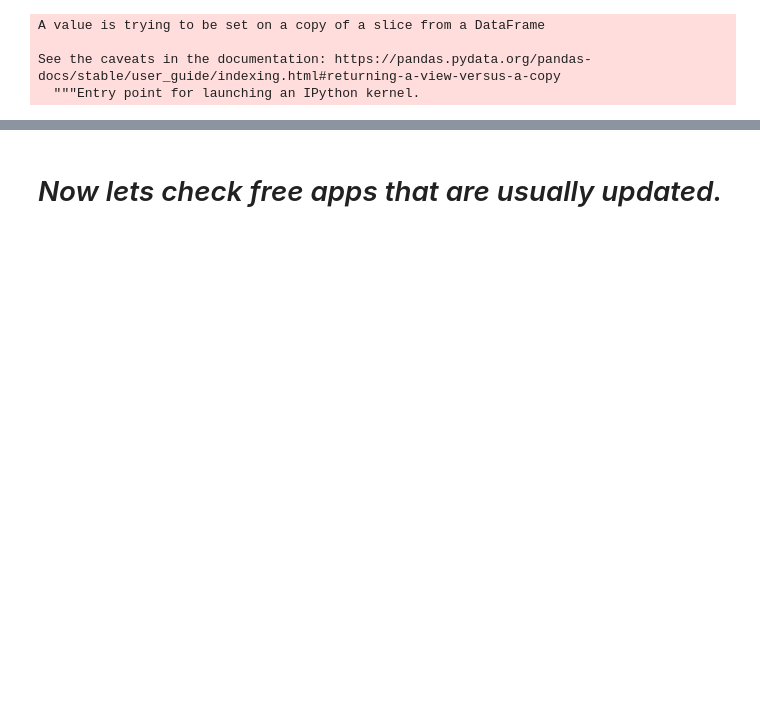
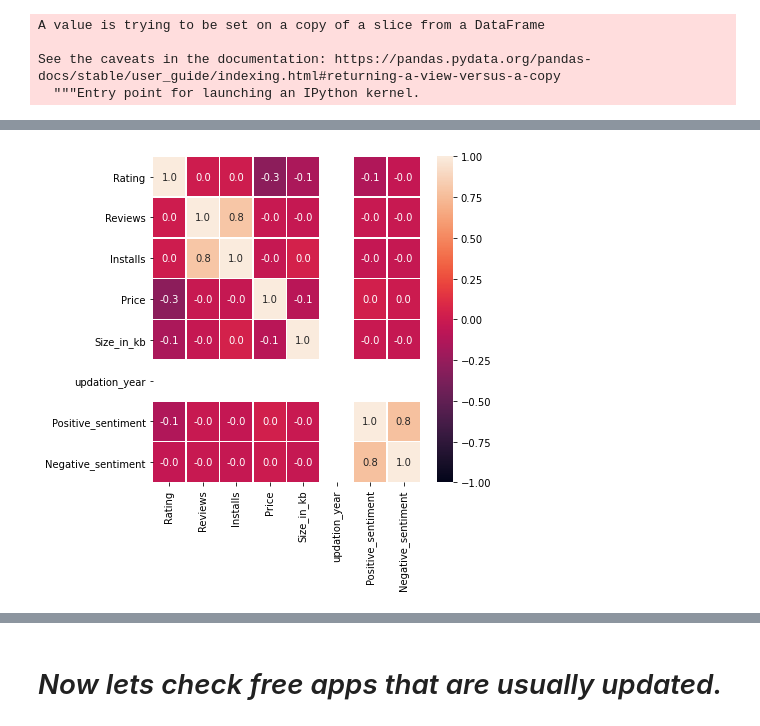
Before and after one commit to yagnik99/Play-Store-apps-data-analysis, a Jupyter notebook: Yagnik_Pandya_Team_2_Capstone_Project_1.ipynb, the cells around one changed output, grey strips where cells are left out. Saved outputs shown, nothing was run; the diff lists cells and outputs as text; code cells hidden in the pictures; blank space fills up the shorter version.

```diff
--- a/Yagnik_Pandya_Team_2_Capstone_Project_1.ipynb
+++ b/Yagnik_Pandya_Team_2_Capstone_Project_1.ipynb
@@ -672,0 +639,6 @@ plt.pie(category_counts['Category'],labels=category_counts.index,autopct='%1.1f%
+# %%
+f,ax = plt.subplots(figsize=(6, 6))
+sns.heatmap(temp1.corr(), annot=True, linewidths=.5, fmt= '.1f',ax=ax, vmin=-1)
+plt.show()
+# %% [output]
+[figure, added]
```
Also changed, not shown: parts of 41 cells of this notebook.
